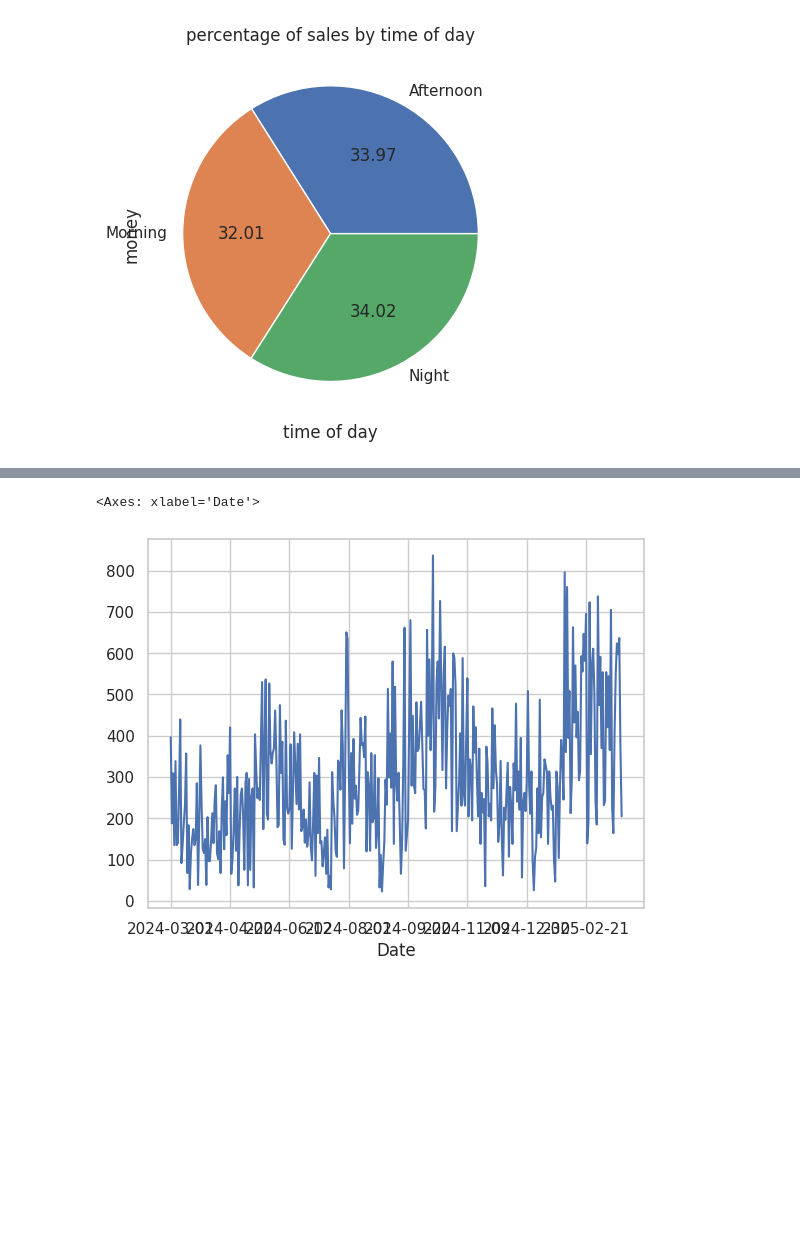
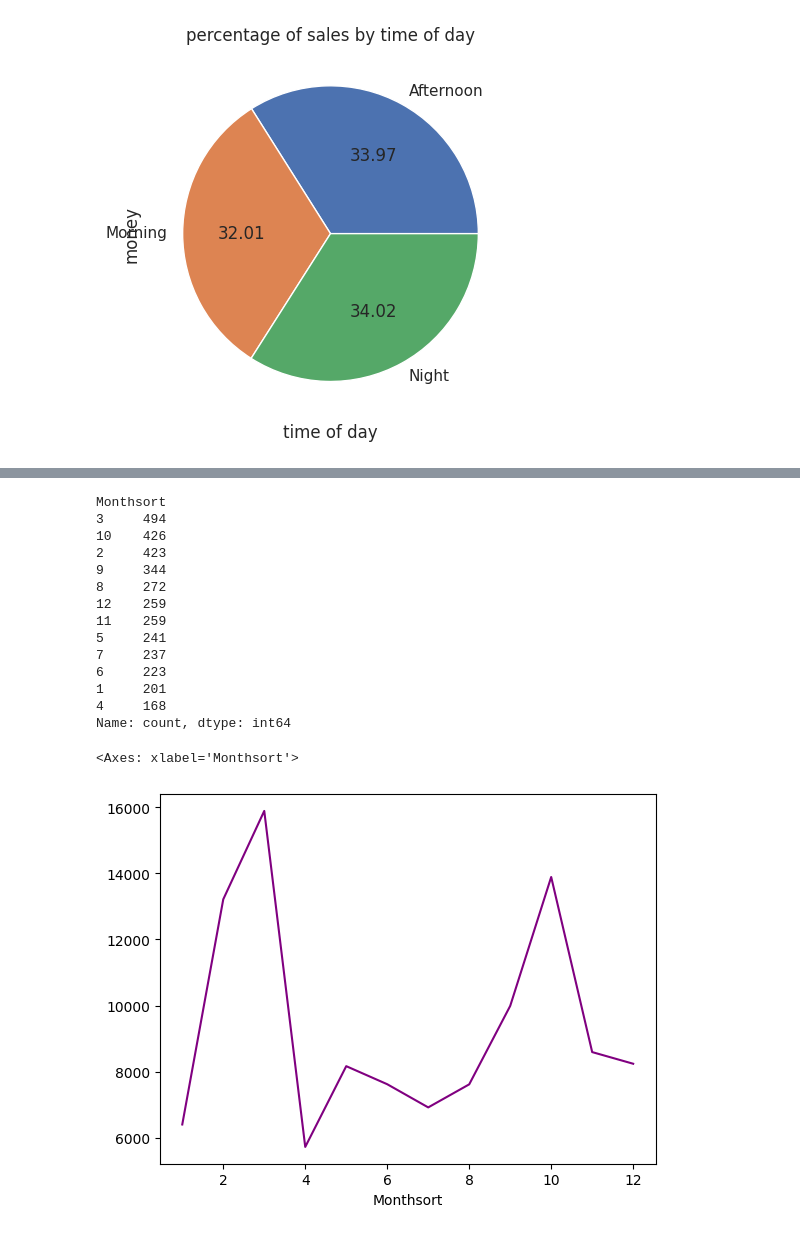
Before and after one commit to Divyanshpanchal960/python, a Jupyter notebook: project.ipynb, the cells around one changed output, grey strips where cells are left out. Cells and saved outputs as stored; diff of their text form; code cells hidden in the pictures; blank space fills up the shorter version.

```diff
--- a/project.ipynb
+++ b/project.ipynb
@@ -171,8 +189,24 @@ Text(0.5, 1.0, 'payment method')
 # %%
 df.head(1)
-df.groupby('Date')['money'].sum().plot(kind='line')
+print(df['Monthsort'].value_counts())
+df.groupby('Monthsort')['money'].sum().plot(kind='line',color='purple')
+# pd.DatetimeIndex(df)
 # sns.('Date')['money'].sum().plot(kind='line')
 # plt.
 # %% [output]
-<Axes: xlabel='Date'>
+Monthsort
+3     494
+10    426
+2     423
+9     344
+8     272
+12    259
+11    259
+5     241
+7     237
+6     223
+1     201
+4     168
+Name: count, dtype: int64
+<Axes: xlabel='Monthsort'>
-[figure, old version]
+[figure, new version]
```
Also changed, not shown: parts of 8 cells of this notebook.
